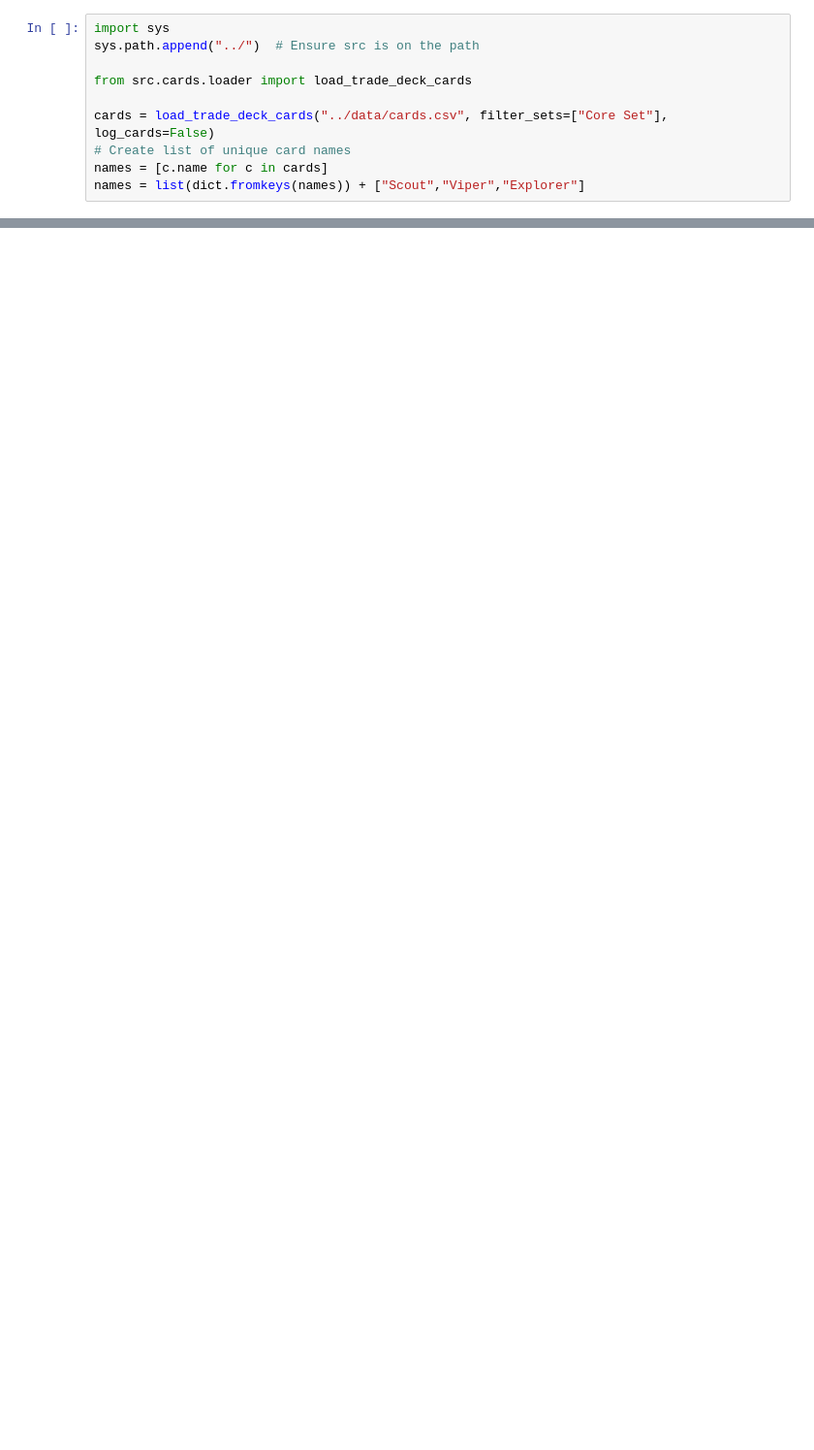
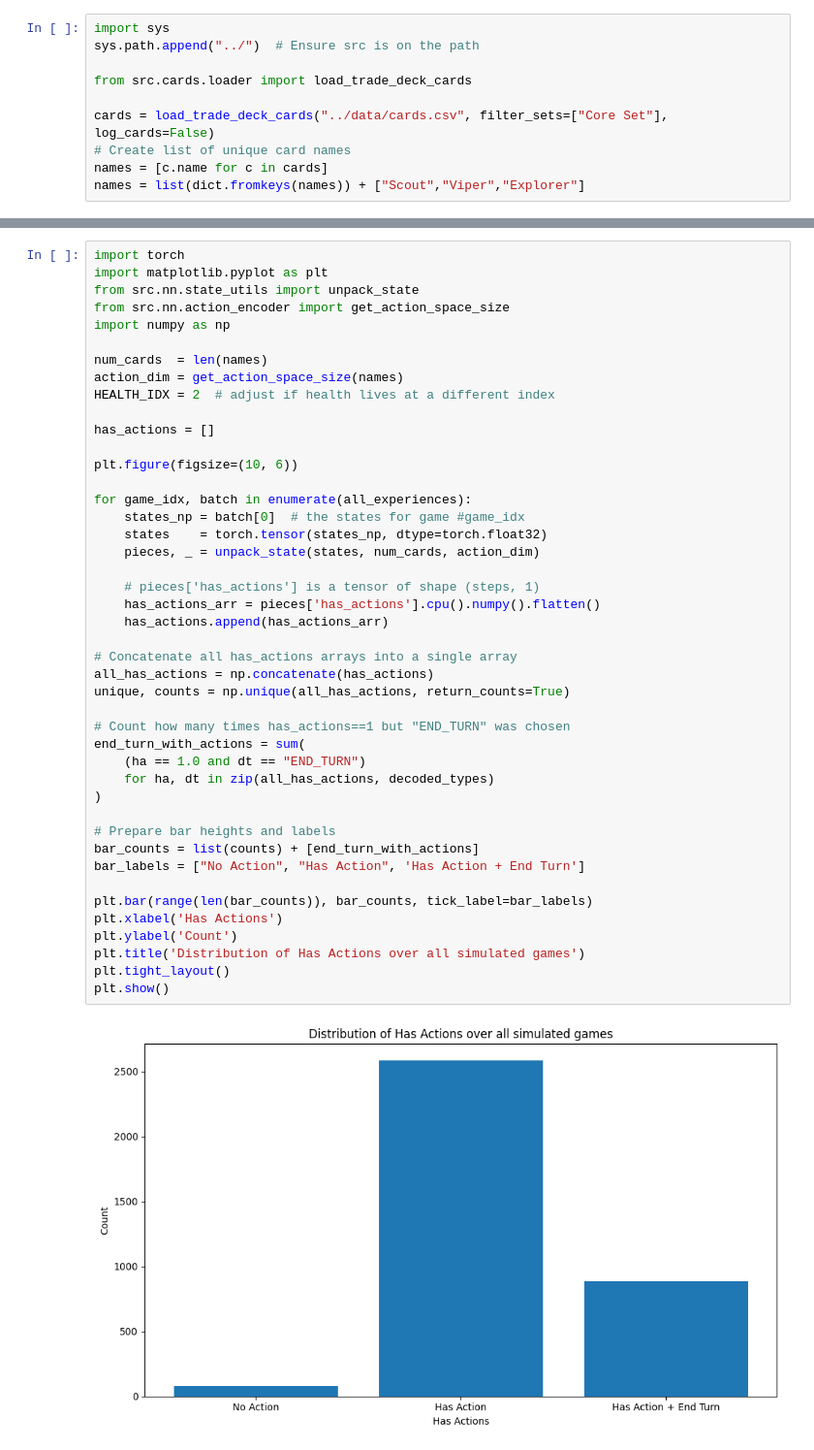
Before and after one commit to TimStewartJ/space-deck-builder, a Jupyter notebook: notebooks/ppo_analyzer.ipynb, the cells around one changed output, grey strips where cells are left out. Shown at 97% size. Saved outputs shown, nothing was run; the diff lists cells and outputs as text; blank space fills up the shorter version.

```diff
--- a/notebooks/ppo_analyzer.ipynb
+++ b/notebooks/ppo_analyzer.ipynb
@@ -123,0 +156,46 @@ plt.show()
+# %%
+import torch
+import matplotlib.pyplot as plt
+from src.nn.state_utils import unpack_state
+from src.nn.action_encoder import get_action_space_size
+import numpy as np
+
+num_cards  = len(names)
+action_dim = get_action_space_size(names)
+HEALTH_IDX = 2  # adjust if health lives at a different index
+
+has_actions = []
+
+plt.figure(figsize=(10, 6))
+
+for game_idx, batch in enumerate(all_experiences):
+    states_np = batch[0]  # the states for game #game_idx
+    states    = torch.tensor(states_np, dtype=torch.float32)
+    pieces, _ = unpack_state(states, num_cards, action_dim)
+
+    # pieces['has_actions'] is a tensor of shape (steps, 1)
+    has_actions_arr = pieces['has_actions'].cpu().numpy().flatten()
+    has_actions.append(has_actions_arr)
+
+# Concatenate all has_actions arrays into a single array
+all_has_actions = np.concatenate(has_actions)
+unique, counts = np.unique(all_has_actions, return_counts=True)
+
+# Count how many times has_actions==1 but "END_TURN" was chosen
+end_turn_with_actions = sum(
+    (ha == 1.0 and dt == "END_TURN")
+    for ha, dt in zip(all_has_actions, decoded_types)
+)
+
+# Prepare bar heights and labels
+bar_counts = list(counts) + [end_turn_with_actions]
+bar_labels = ["No Action", "Has Action", 'Has Action + End Turn']
+
+plt.bar(range(len(bar_counts)), bar_counts, tick_label=bar_labels)
+plt.xlabel('Has Actions')
+plt.ylabel('Count')
+plt.title('Distribution of Has Actions over all simulated games')
+plt.tight_layout()
+plt.show()
+# %% [output]
+[figure, added]
```
Also changed, not shown: parts of 4 cells of this notebook, 6 other files.
